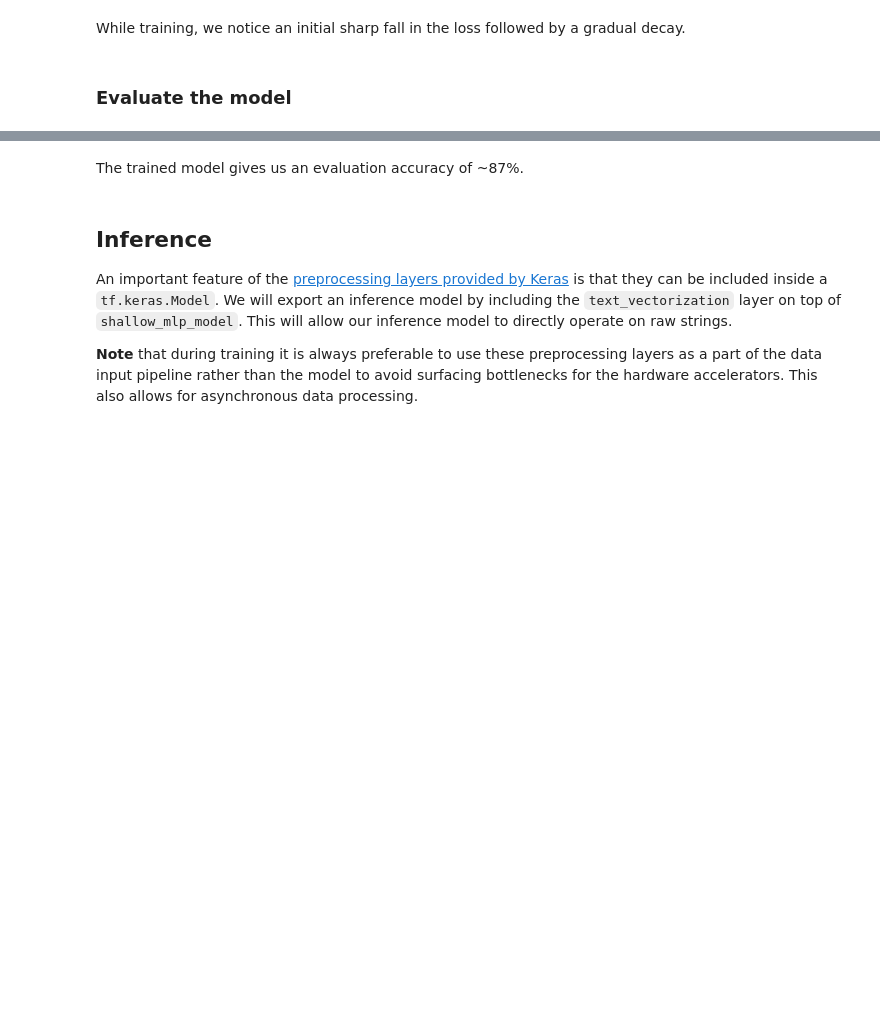
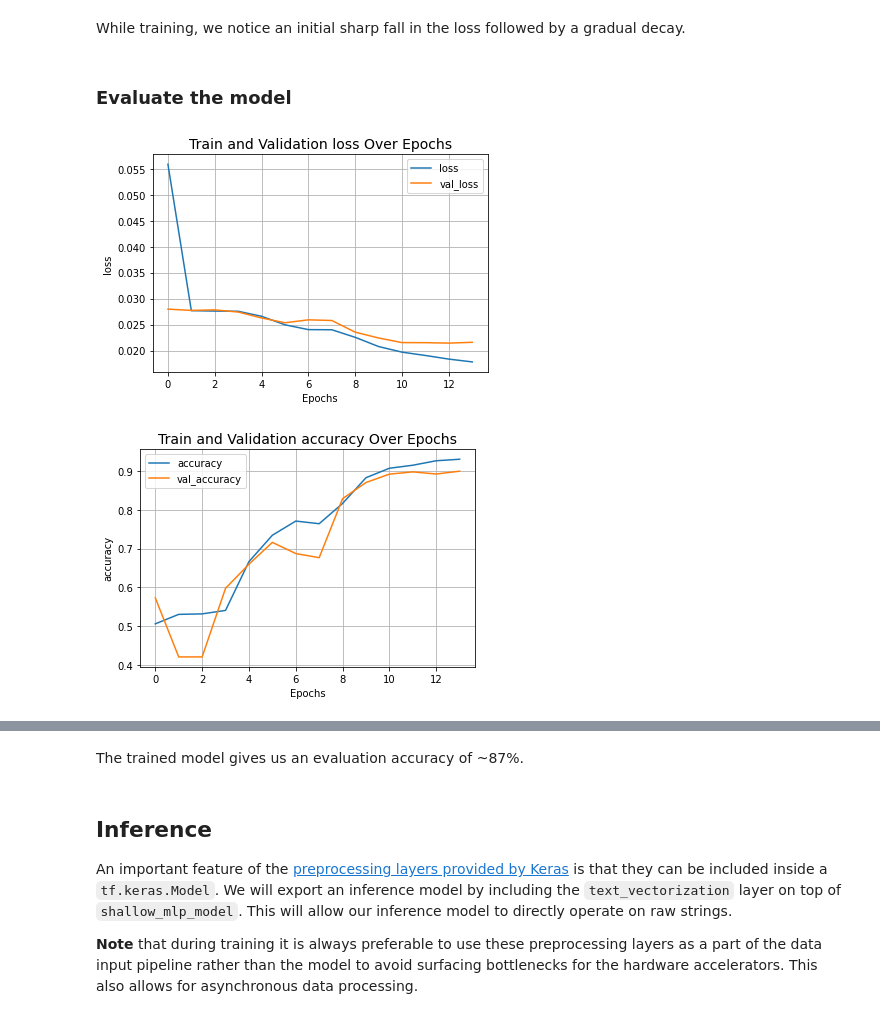
Before and after one commit to atrusnak/paperLabels, a Jupyter notebook: LSTM.ipynb, the cells around one changed output, grey strips where cells are left out. Cells and saved outputs as stored; diff of their text form; code cells hidden in the pictures; blank space fills up the shorter version.

Commit message:
updated evaluate cell

```diff
--- a/LSTM.ipynb
+++ b/LSTM.ipynb
@@ -407,5 +411,10 @@ While training, we notice an initial sharp fall in the loss followed by a gradua
 # %% [markdown]
 ### Evaluate the model
 # %%
-_, categorical_acc = shallow_mlp_model.evaluate(test_dataset)
-print(f"Categorical accuracy on the test set: {round(categorical_acc * 100, 2)}%.")
+plot_result("loss")
+plot_result("accuracy")
+_, acc = shallow_mlp_model.evaluate(X_test,test_label_binarized)
+print(f"Accuracy on the test set: {round(acc * 100, 2)}%.")
+# %% [output]
+[figure, added]
+[figure, added]
```
Also changed, not shown: parts of 2 cells of this notebook.
